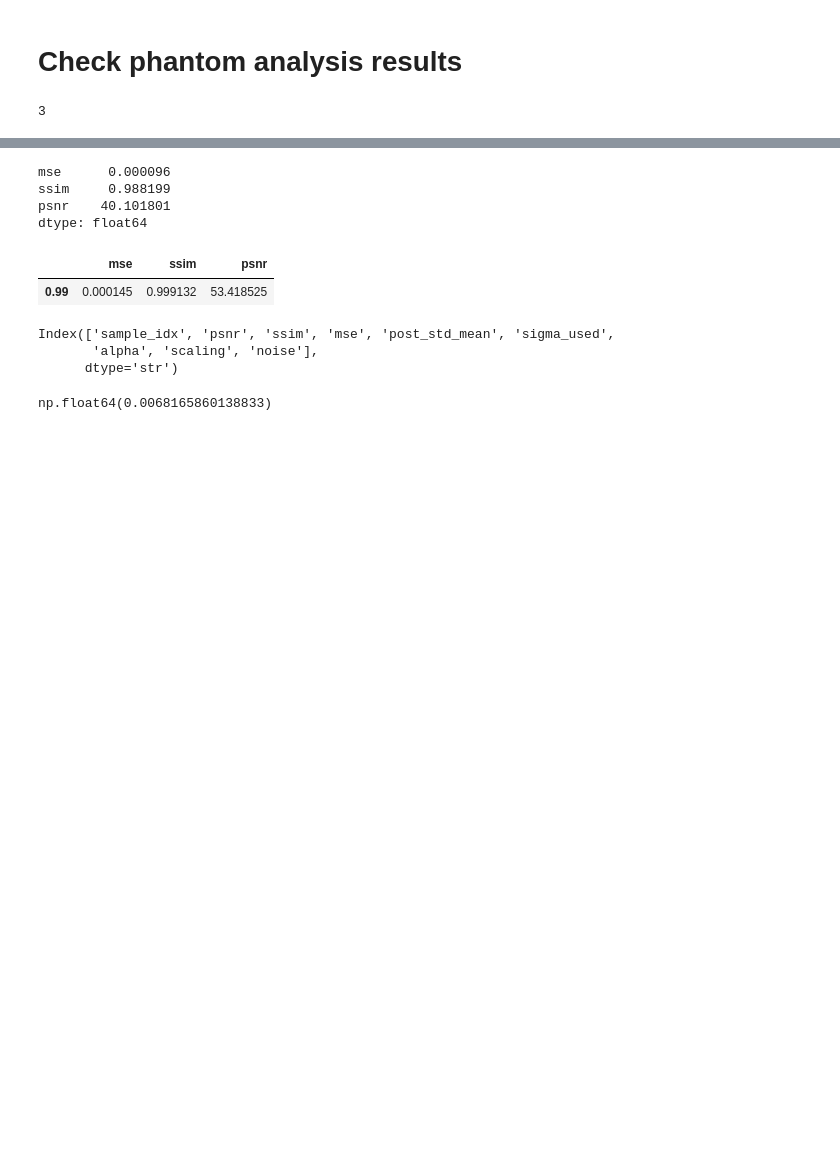
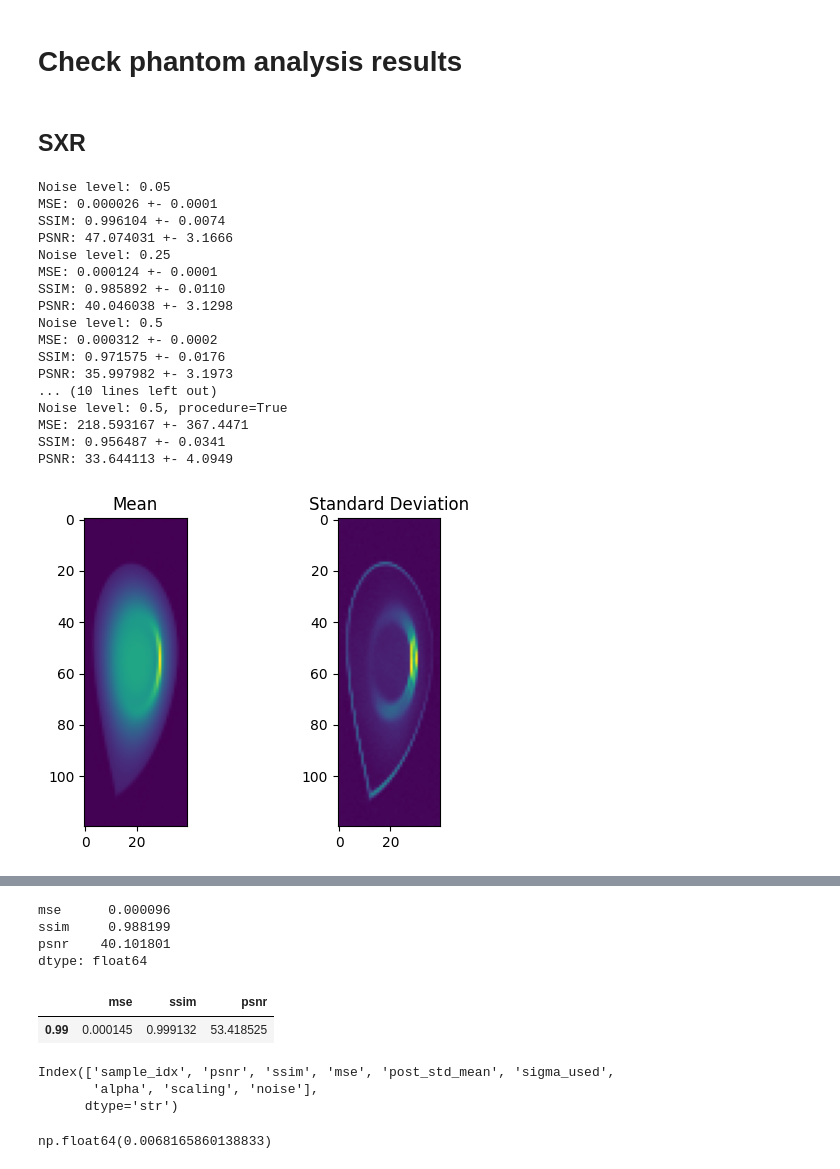
Before and after one commit to HaouchatY/diffusion_tomography, a Jupyter notebook: diffusion_hyperparam_tuning.ipynb, the cells around one changed output, grey strips where cells are left out. Saved outputs shown, nothing was run; the diff lists cells and outputs as text; code cells hidden in the pictures; blank space fills up the shorter version.

```diff
--- a/diffusion_hyperparam_tuning.ipynb
+++ b/diffusion_hyperparam_tuning.ipynb
@@ -204,21 +308,81 @@ df_avg[df_avg["noise"] == 1.0]
 # %% [markdown]
 # Check phantom analysis results
+# %% [markdown]
+## SXR
 # %%
 # check sxr phantom analysis results
 #csv_name = f"metrics_diffusion_sxr_{sigma_y_tomo}_zeta{zeta}_lambda{lambda_}.csv"
 
 noise_levels = [0.05, 0.25, 0.5]
 
 results = []
+results_procedureTrue = []
 for noise in noise_levels:
     csv_name = f"metrics_csv_phantom_analysis/metrics_diffusion_sxr_{noise}_false.csv"
+    csv_name_procedureTrue = f"metrics_csv_phantom_analysis/metrics_diffusion_sxr_{noise}_true.csv"
     if os.path.exists(csv_name):
         df = pd.read_csv(csv_name)
         df["noise"] = noise
         results.append(df)
+    if os.path.exists(csv_name_procedureTrue):
+        df = pd.read_csv(csv_name_procedureTrue)
+        df["noise"] = noise
+        results_procedureTrue.append(df)
     else:
         print(f"File {csv_name} not found.")
+
+# Average metrics for the first noise-level entry (0.05)
+
+for i in range(len(results)):
+    print(f"Noise level: {results[i]['noise'].iloc[0]}")
+
+    df_noise = results[i]  # corresponds to the current noise level
+
+    metrics = ["mse", "ssim", "psnr"]
+    metric_labels = {"mse": "MSE", "ssim": "SSIM", "psnr": "PSNR"}
+    avg_vals = df_noise[metrics].mean()
+
+    for m in metrics:
+        print(f"{metric_labels[m]}: {avg_vals[m]:.6f} +- {df_noise[m].std():.4f}")
+
+print('\n')
+
+for i in range(len(results_procedureTrue)):
+    print(f"Noise level: {results_procedureTrue[i]['noise'].iloc[0]}, procedure=True")
+
+    df_noise = results_procedureTrue[i]  # corresponds to the current noise level
+
+    metrics = ["mse", "ssim", "psnr"]
+    metric_labels = {"mse": "MSE", "ssim": "SSIM", "psnr": "PSNR"}
+    avg_vals = df_noise[metrics].mean()
+
+    for m in metrics:
+        print(f"{metric_labels[m]}: {avg_vals[m]:.6f} +- {df_noise[m].std():.4f}")
+
+
+means,stds = np.load("metrics_csv_phantom_analysis/post_means_sxr_0.05_false.npy")[20,:], np.load("metrics_csv_phantom_analysis/post_stds_sxr_0.05_false.npy")[20,:]
+fig, ax = plt.subplots(1, 2, figsize=(6, 4))
+ax[0].imshow(means.reshape(120,40))
+ax[0].set_title("Mean")
+ax[1].imshow(stds.reshape(120,40))
+ax[1].set_title("Standard Deviation")
+plt.show()
+# %% [output]
+Noise level: 0.05
+MSE: 0.000026 +- 0.0001
+SSIM: 0.996104 +- 0.0074
+PSNR: 47.074031 +- 3.1666
+Noise level: 0.25
+MSE: 0.000124 +- 0.0001
+SSIM: 0.985892 +- 0.0110
+PSNR: 40.046038 +- 3.1298
+Noise level: 0.5
+MSE: 0.000312 +- 0.0002
+SSIM: 0.971575 +- 0.0176
+PSNR: 35.997982 +- 3.1973
+... (10 lines left out)
+Noise level: 0.5, procedure=True
+MSE: 218.593167 +- 367.4471
+SSIM: 0.956487 +- 0.0341
+PSNR: 33.644113 +- 4.0949
+[figure, added]
-# %%
-len(results)
-# %% [output]
-3
```
Also changed, not shown: parts of 24 cells of this notebook, 2 other files.
